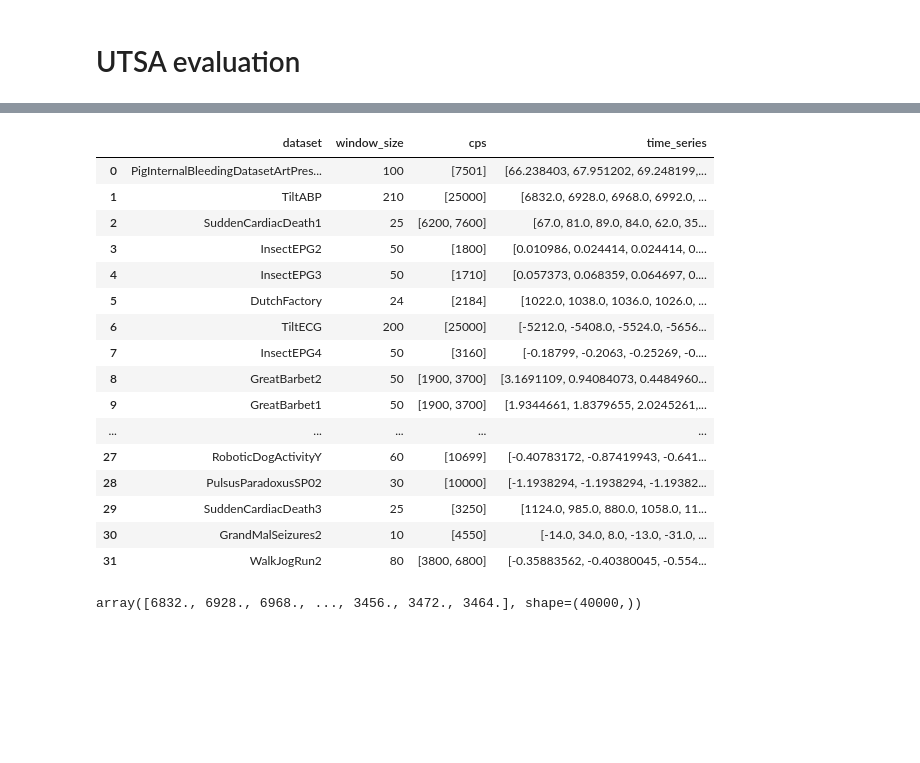
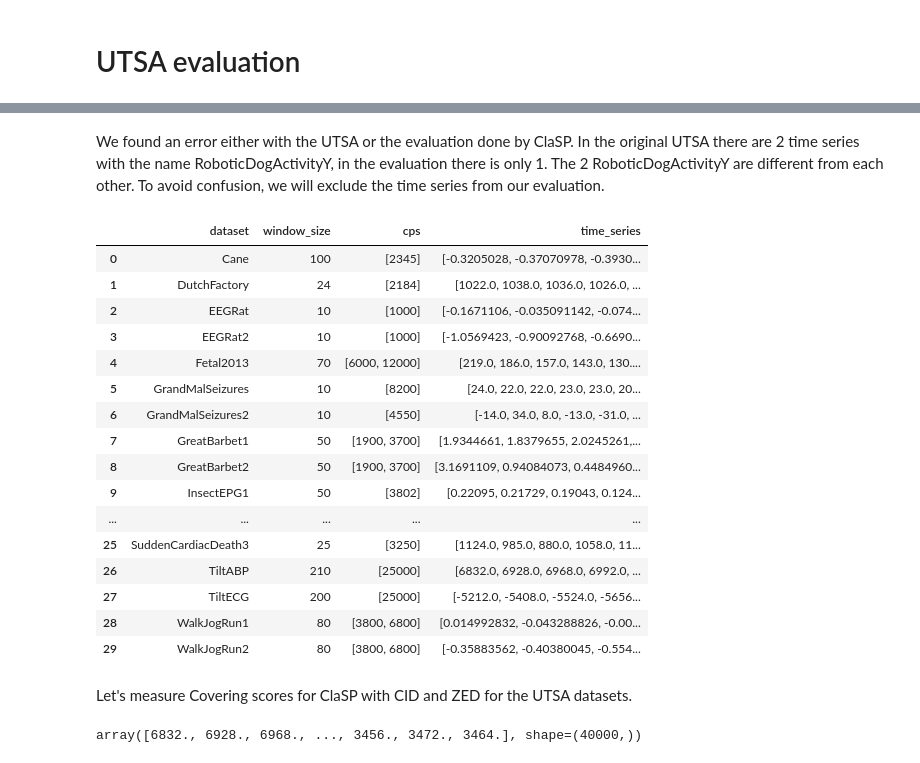
Before and after one commit to JaasperK/oracle, a Jupyter notebook: notebooks/oracle.ipynb, the cells around one changed output, grey strips where cells are left out. Cells and saved outputs as stored; diff of their text form; code cells hidden in the pictures; blank space fills up the shorter version.

Commit message:
finished evaluation of competitors

```diff
--- a/notebooks/oracle.ipynb
+++ b/notebooks/oracle.ipynb
@@ -1747,24 +1745,30 @@ PosixPath('/home/jasper/bachelor/oracle/notebooks')
+# %% [markdown]
+We found an error either with the UTSA or the evaluation done by ClaSP. In the original UTSA there are 2 time series with the name RoboticDogActivityY, in the evaluation there is only 1. The 2 RoboticDogActivityY are different from each other. To avoid confusion, we will exclude the time series from our evaluation.
 # %%
 utsa = load_utsa("../data/utsa")
+utsa = utsa.sort_values("dataset")
+utsa = utsa.reset_index(drop=True)
 utsa
 # %% [output]
 |  | dataset | window_size | cps | time_series |
-| 0 | PigInternalBleedingDatasetArtPres... | 100 | [7501] | [66.238403, 67.951202, 69.248199,... |
-| 1 | TiltABP | 210 | [25000] | [6832.0, 6928.0, 6968.0, 6992.0, ... |
-| 2 | SuddenCardiacDeath1 | 25 | [6200, 7600] | [67.0, 81.0, 89.0, 84.0, 62.0, 35... |
-| 3 | InsectEPG2 | 50 | [1800] | [0.010986, 0.024414, 0.024414, 0.... |
-| 4 | InsectEPG3 | 50 | [1710] | [0.057373, 0.068359, 0.064697, 0.... |
-| 5 | DutchFactory | 24 | [2184] | [1022.0, 1038.0, 1036.0, 1026.0, ... |
-| 6 | TiltECG | 200 | [25000] | [-5212.0, -5408.0, -5524.0, -5656... |
-| 7 | InsectEPG4 | 50 | [3160] | [-0.18799, -0.2063, -0.25269, -0.... |
+| 0 | Cane | 100 | [2345] | [-0.3205028, -0.37070978, -0.3930... |
+| 1 | DutchFactory | 24 | [2184] | [1022.0, 1038.0, 1036.0, 1026.0, ... |
+| 2 | EEGRat | 10 | [1000] | [-0.1671106, -0.035091142, -0.074... |
+| 3 | EEGRat2 | 10 | [1000] | [-1.0569423, -0.90092768, -0.6690... |
+| 4 | Fetal2013 | 70 | [6000, 12000] | [219.0, 186.0, 157.0, 143.0, 130.... |
+| 5 | GrandMalSeizures | 10 | [8200] | [24.0, 22.0, 22.0, 23.0, 23.0, 20... |
+| 6 | GrandMalSeizures2 | 10 | [4550] | [-14.0, 34.0, 8.0, -13.0, -31.0, ... |
+| 7 | GreatBarbet1 | 50 | [1900, 3700] | [1.9344661, 1.8379655, 2.0245261,... |
 | 8 | GreatBarbet2 | 50 | [1900, 3700] | [3.1691109, 0.94084073, 0.4484960... |
-| 9 | GreatBarbet1 | 50 | [1900, 3700] | [1.9344661, 1.8379655, 2.0245261,... |
+| 9 | InsectEPG1 | 50 | [3802] | [0.22095, 0.21729, 0.19043, 0.124... |
 | ... | ... | ... | ... | ... |
-| 27 | RoboticDogActivityY | 60 | [10699] | [-0.40783172, -0.87419943, -0.641... |
-| 28 | PulsusParadoxusSP02 | 30 | [10000] | [-1.1938294, -1.1938294, -1.19382... |
-| 29 | SuddenCardiacDeath3 | 25 | [3250] | [1124.0, 985.0, 880.0, 1058.0, 11... |
-| 30 | GrandMalSeizures2 | 10 | [4550] | [-14.0, 34.0, 8.0, -13.0, -31.0, ... |
-| 31 | WalkJogRun2 | 80 | [3800, 6800] | [-0.35883562, -0.40380045, -0.554... |
+| 25 | SuddenCardiacDeath3 | 25 | [3250] | [1124.0, 985.0, 880.0, 1058.0, 11... |
+| 26 | TiltABP | 210 | [25000] | [6832.0, 6928.0, 6968.0, 6992.0, ... |
+| 27 | TiltECG | 200 | [25000] | [-5212.0, -5408.0, -5524.0, -5656... |
+| 28 | WalkJogRun1 | 80 | [3800, 6800] | [0.014992832, -0.043288826, -0.00... |
+| 29 | WalkJogRun2 | 80 | [3800, 6800] | [-0.35883562, -0.40380045, -0.554... |
+# %% [markdown]
+Let's measure Covering scores for ClaSP with CID and ZED for the UTSA datasets.
 # %%
 utsa_dataset_names = utsa.dataset.tolist()
 # %%
```
Also changed, not shown: parts of 13 cells of this notebook, 5 other files.
